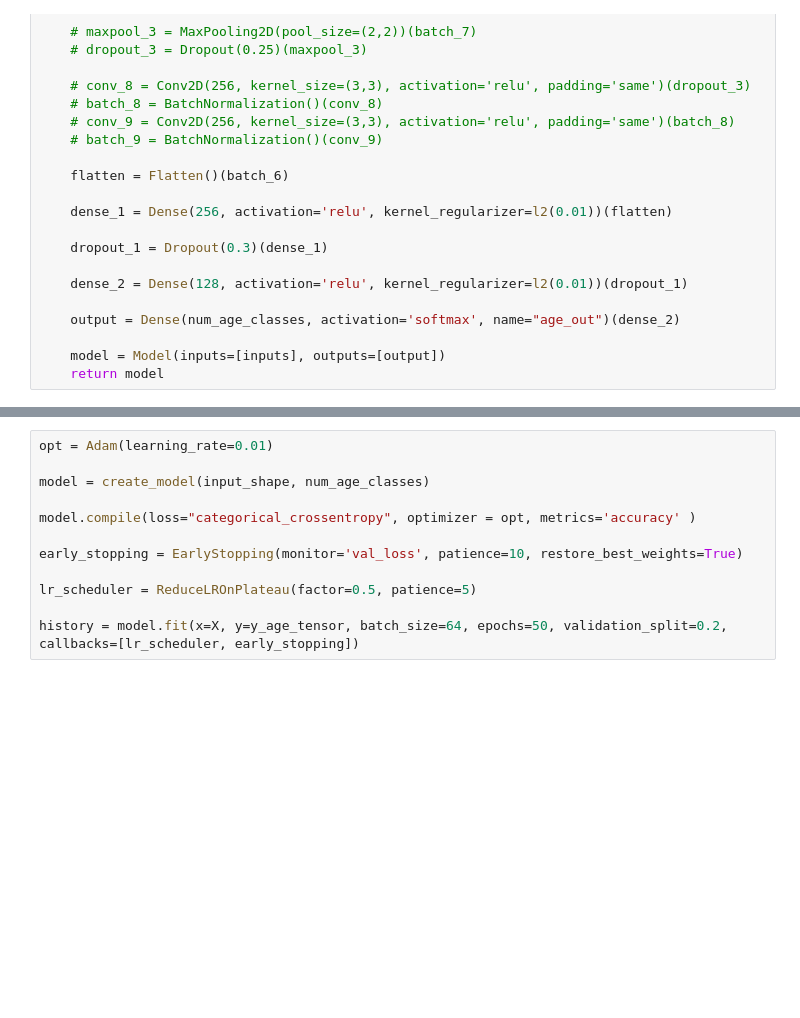
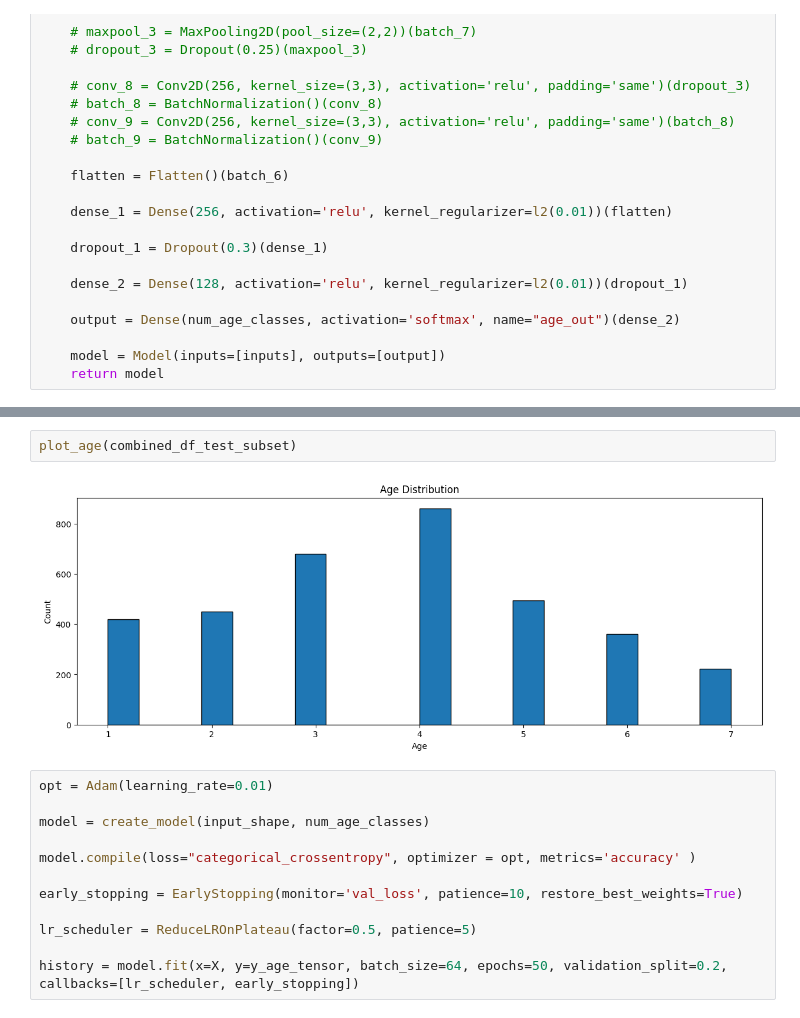
Before and after one commit to VladimirVladetic/AgePrediction, a Jupyter notebook: AgeModel.ipynb, the cells around one changed output, grey strips where cells are left out. Drawn from its saved outputs; the diff is of its cells as text; blank space fills up the shorter version.

```diff
--- a/AgeModel.ipynb
+++ b/AgeModel.ipynb
@@ -192,3 +227,7 @@ input_shape = (image_height,image_width,1)
+# %%
+plot_age(combined_df_test_subset)
+# %% [output]
+[figure, added]
 # %%
 opt = Adam(learning_rate=0.01)
 
```
Also changed, not shown: parts of 12 cells of this notebook.
